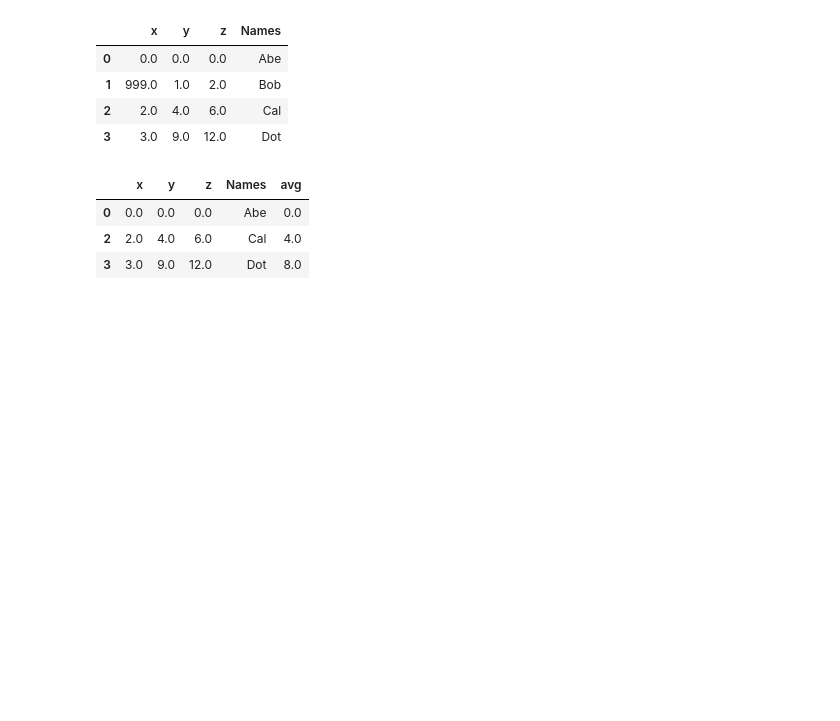
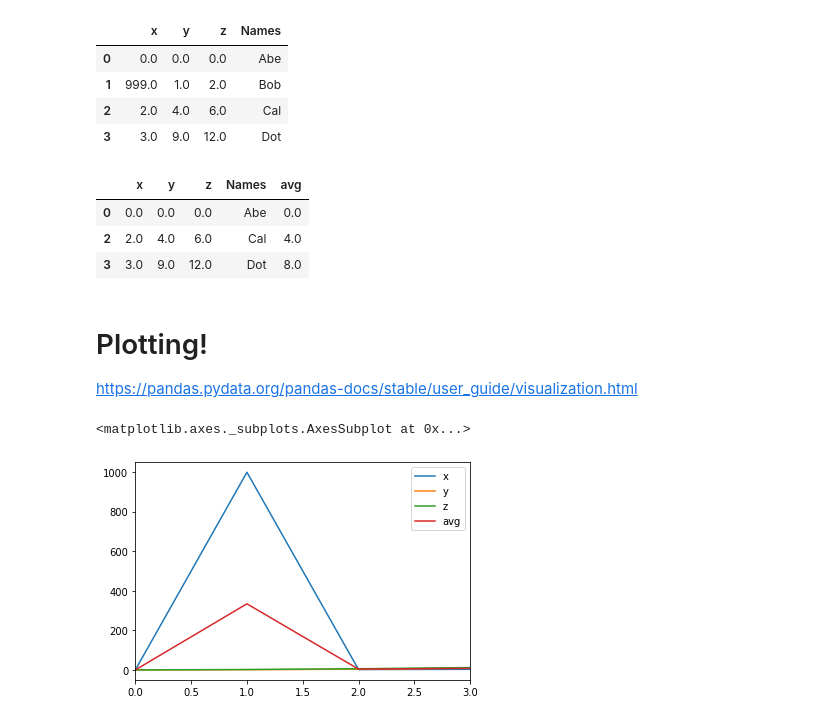
Before and after one commit to mdaugherity/PatternRecognition2020, a Jupyter notebook: Tutorial 4 - Pandas.ipynb, the cells around one changed output. Saved outputs shown, nothing was run; the diff lists cells and outputs as text; code cells hidden in the pictures; blank space fills up the shorter version.

```diff
--- a/Tutorial 4 - Pandas.ipynb
+++ b/Tutorial 4 - Pandas.ipynb
@@ -185,3 +185,12 @@ df.drop([1])
 | 0 | 0.0 | 0.0 | 0.0 | Abe | 0.0 |
 | 2 | 2.0 | 4.0 | 6.0 | Cal | 4.0 |
 | 3 | 3.0 | 9.0 | 12.0 | Dot | 8.0 |
+# %% [markdown]
+# Plotting!
+
+https://pandas.pydata.org/pandas-docs/stable/user_guide/visualization.html
+# %%
+df.plot()
+# %% [output]
+<matplotlib.axes._subplots.AxesSubplot at 0x...>
+[figure, added]
```
Also changed, not shown: parts of 3 cells of this notebook, 2 other files.
